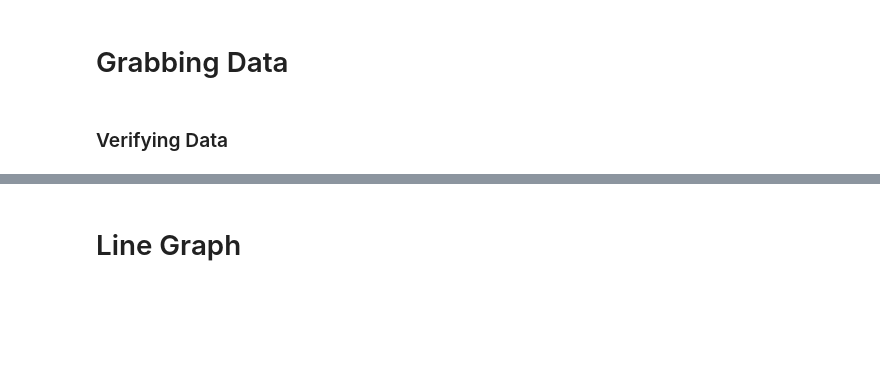
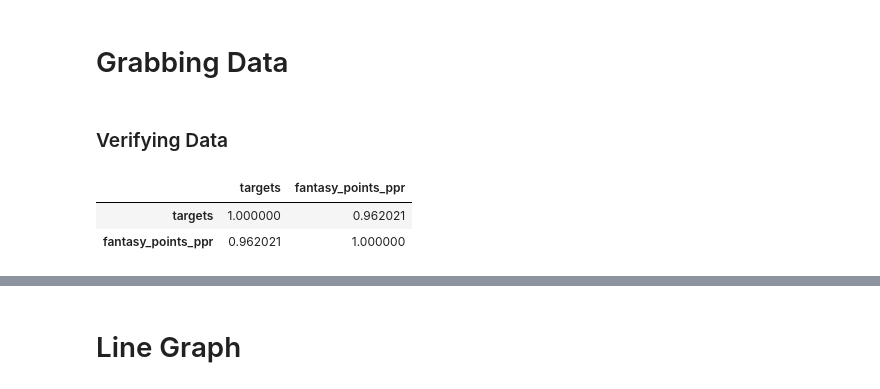
Before and after one commit to Alex-Bishka/Fantasy, a Jupyter notebook: Analysis/Notebooks/SeasonReviewNotebooks/Season Review - Scatter Plot.ipynb, the cells around one changed output, grey strips where cells are left out. Drawn from its saved outputs; the diff is of its cells as text; code cells hidden in the pictures; blank space fills up the shorter version.

```diff
--- a/Analysis/Notebooks/SeasonReviewNotebooks/Season Review - Scatter Plot.ipynb
+++ b/Analysis/Notebooks/SeasonReviewNotebooks/Season Review - Scatter Plot.ipynb
@@ -19,3 +19,9 @@ df_review = df_all.query(f"season == {SEASON} and position == '{POSITION}' and g
 assert(df_review["position"].unique()[0] == POSITION)
 assert(df_review["season"].unique()[0] == SEASON)
 assert(df_review["games"].max() == 17)
+# %%
+df_review[["targets", "fantasy_points_ppr"]].corr()
+# %% [output]
+|  | targets | fantasy_points_ppr |
+| targets | 1.000000 | 0.962021 |
+| fantasy_points_ppr | 0.962021 | 1.000000 |
```
Also changed, not shown: parts of 2 cells of this notebook, 10 other files.
